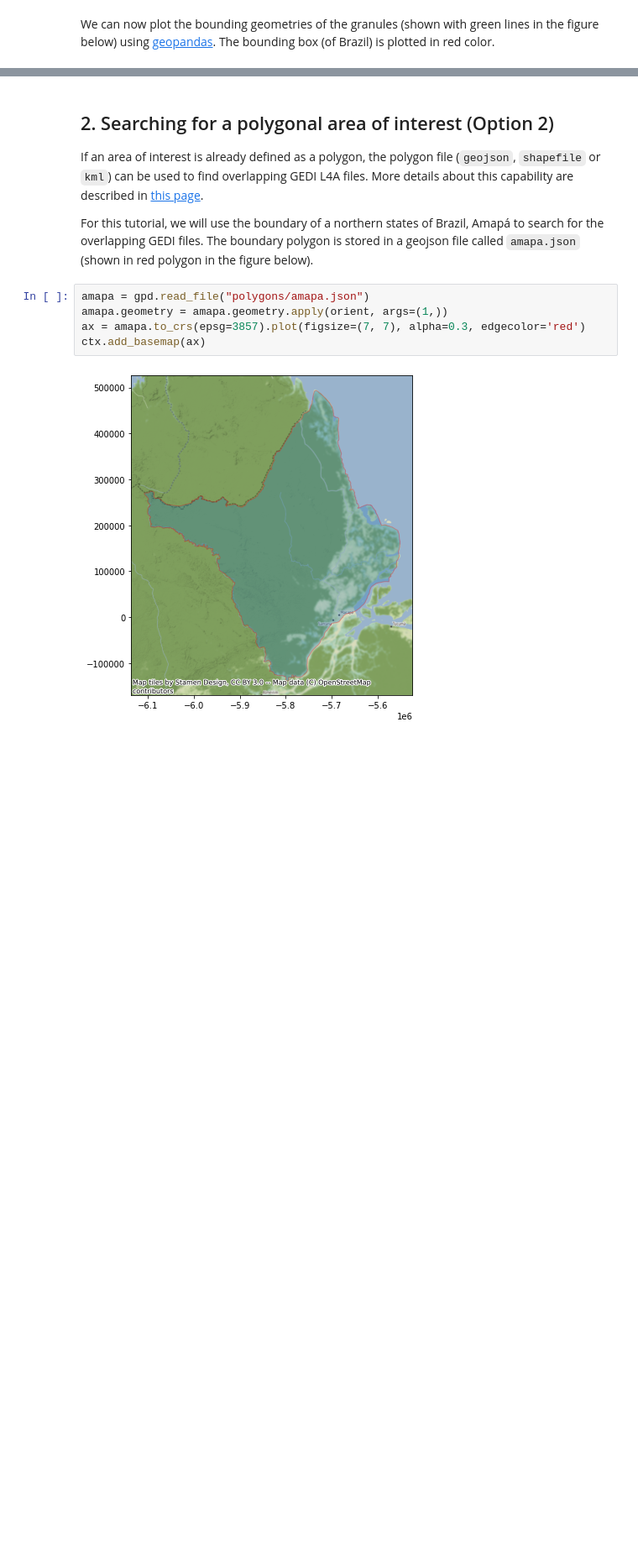
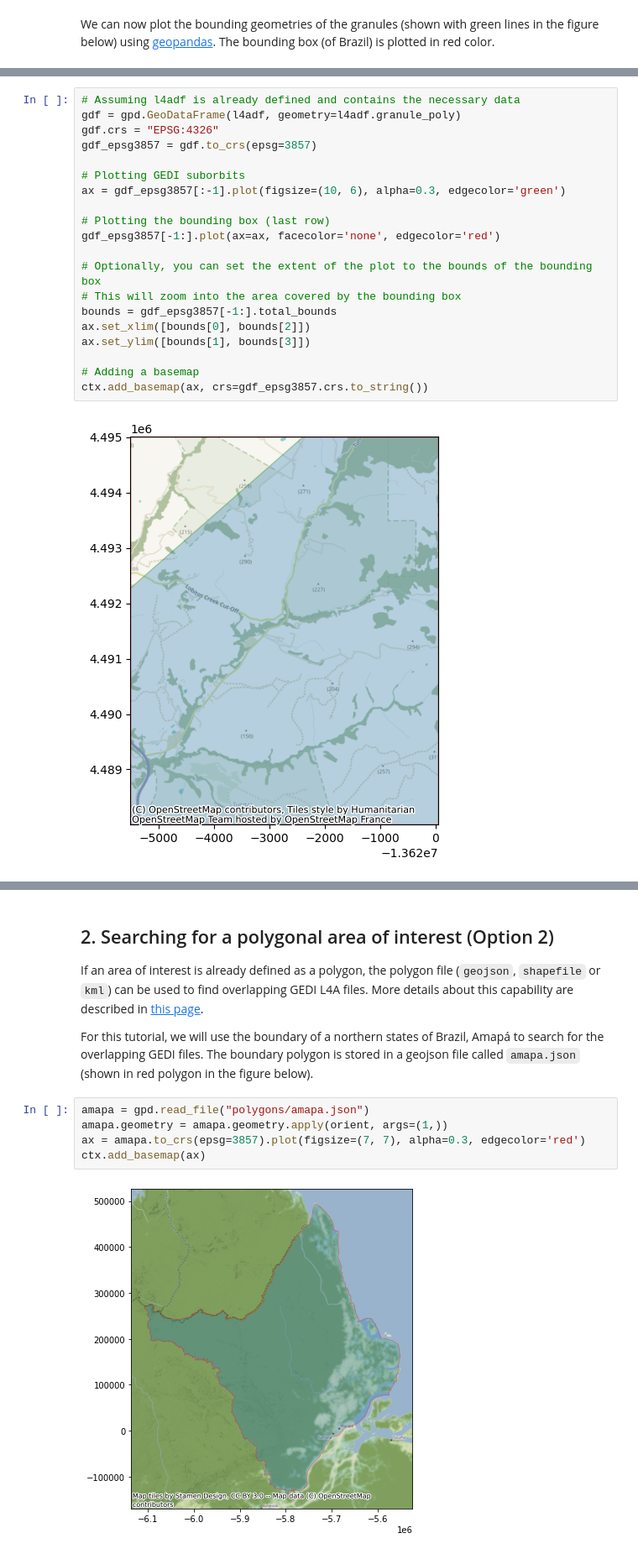
Before and after one commit to xyaoaf/gedi_tutorials, a Jupyter notebook: 1_gedi_l4a_search_download.ipynb, the cells around one changed output, grey strips where cells are left out. Shown at 84% size. Drawn from its saved outputs; the diff is of its cells as text; blank space fills up the shorter version.

```diff
--- a/1_gedi_l4a_search_download.ipynb
+++ b/1_gedi_l4a_search_download.ipynb
@@ -210,0 +161,22 @@ ctx.add_basemap(ax)
+# %%
+# Assuming l4adf is already defined and contains the necessary data
+gdf = gpd.GeoDataFrame(l4adf, geometry=l4adf.granule_poly)
+gdf.crs = "EPSG:4326"
+gdf_epsg3857 = gdf.to_crs(epsg=3857)
+
+# Plotting GEDI suborbits
+ax = gdf_epsg3857[:-1].plot(figsize=(10, 6), alpha=0.3, edgecolor='green')
+
+# Plotting the bounding box (last row)
+gdf_epsg3857[-1:].plot(ax=ax, facecolor='none', edgecolor='red')
+
+# Optionally, you can set the extent of the plot to the bounds of the bounding box
+# This will zoom into the area covered by the bounding box
+bounds = gdf_epsg3857[-1:].total_bounds
+ax.set_xlim([bounds[0], bounds[2]])
+ax.set_ylim([bounds[1], bounds[3]])
+
+# Adding a basemap
+ctx.add_basemap(ax, crs=gdf_epsg3857.crs.to_string())
+# %% [output]
+[figure, added]
```
Also changed, not shown: parts of 8 cells of this notebook.
